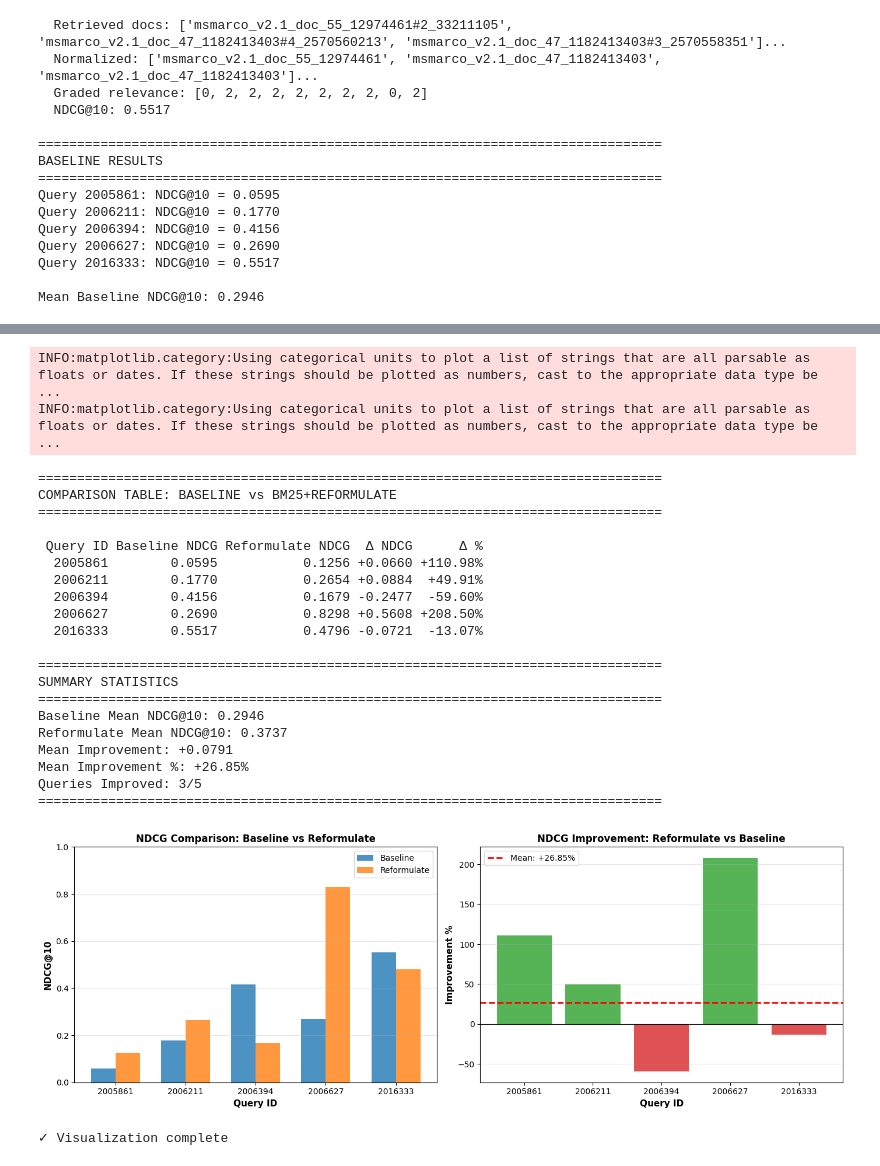
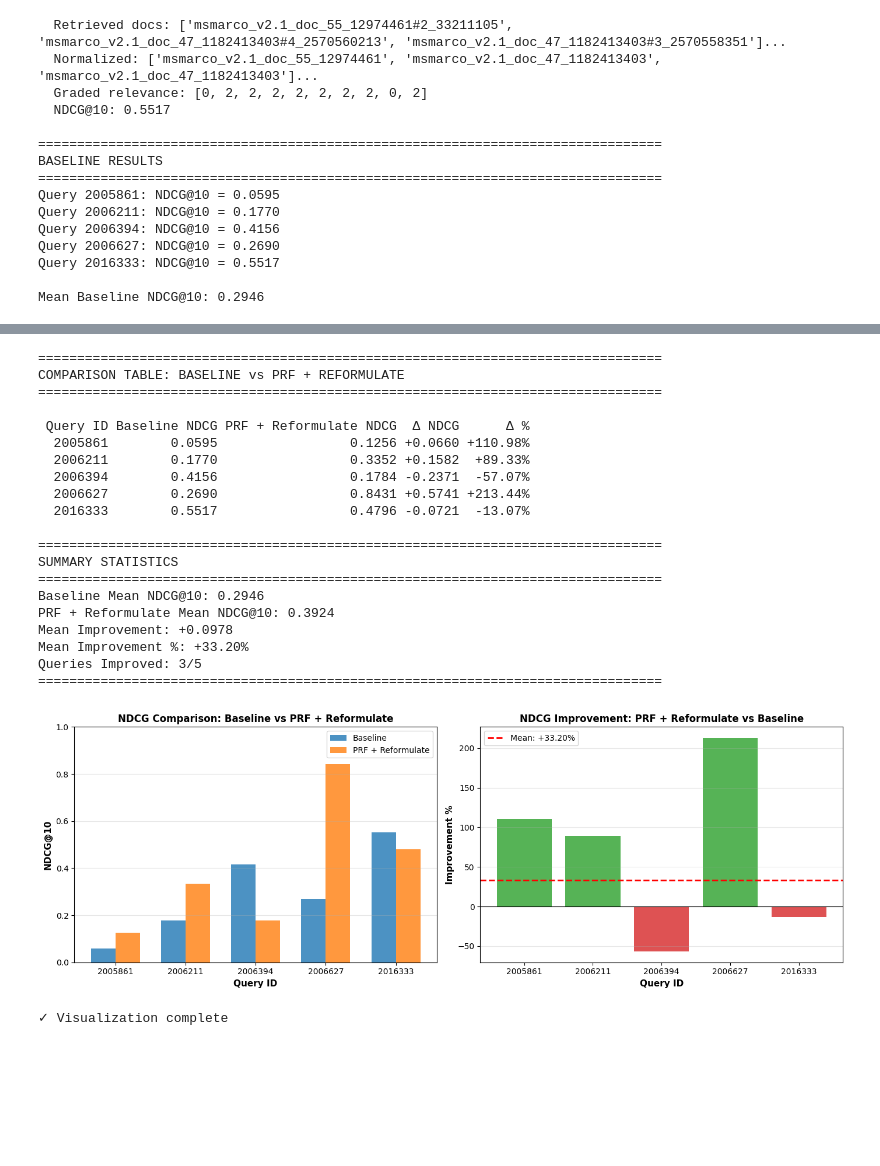
Before and after one commit to hanazouari23/Multi-Agent-Ensemble-for-Search-Through-Reinforcement-Optimization-MAESTRO-, a Jupyter notebook: notebooks/06_unified_agent_comparison.ipynb, the cells around one changed output, grey strips where cells are left out. Saved outputs shown, nothing was run; the diff lists cells and outputs as text; code cells hidden in the pictures; blank space fills up the shorter version.

Commit message:
Compare all possible agent combinations

```diff
--- a/notebooks/06_unified_agent_comparison.ipynb
+++ b/notebooks/06_unified_agent_comparison.ipynb
@@ -461,20 +506,20 @@ Mean Reformulate NDCG@10: 0.3737
 # ============================================================================
 
 print("\n" + "="*80)
-print(f"COMPARISON TABLE: BASELINE vs BM25+{selected_agent_name.upper()}")
+print(f"COMPARISON TABLE: BASELINE vs {agent_combination_name.upper()}")
 print("="*80)
 
 comparison_data = []
 for query_id in sample_queries:
     baseline_ndcg = baseline_ndcg_scores[query_id]
-    agent_ndcg = agent_ndcg_scores[query_id]
+    agent_ndcg = agent_combo_ndcg_scores[query_id]
     improvement = agent_ndcg - baseline_ndcg
     improvement_pct = (improvement / baseline_ndcg * 100) if baseline_ndcg > 0 else 0
 
     comparison_data.append({
         'Query ID': query_id,
         'Baseline NDCG': f"{baseline_ndcg:.4f}",
-        f'{selected_agent_name} NDCG': f"{agent_ndcg:.4f}",
+        f'{agent_combination_name} NDCG': f"{agent_ndcg:.4f}",
         'Δ NDCG': f"{improvement:+.4f}",
         'Δ %': f"{improvement_pct:+.2f}%"
     })
@@ -488,14 +533,14 @@ with pd.option_context('display.max_rows', None):
 print("\n" + "="*80)
 print("SUMMARY STATISTICS")
 print("="*80)
-mean_improvement = agent_mean - baseline_mean
+mean_improvement = agent_combo_mean - baseline_mean
 
 print(f"Baseline Mean NDCG@{TOP_K}: {baseline_mean:.4f}")
-print(f"{selected_agent_name} Mean NDCG@{TOP_K}: {agent_mean:.4f}")
+print(f"{agent_combination_name} Mean NDCG@{TOP_K}: {agent_combo_mean:.4f}")
 print(f"Mean Improvement: {mean_improvement:+.4f}")
 print(f"Mean Improvement %: {(mean_improvement/baseline_mean*100):+.2f}%")
 
-queries_improved = sum(1 for qid in sample_queries if agent_ndcg_scores[qid] > baseline_ndcg_scores[qid])
+queries_improved = sum(1 for qid in sample_queries if agent_combo_ndcg_scores[qid] > baseline_ndcg_scores[qid])
 print(f"Queries Improved: {queries_improved}/{len(sample_queries)}")
 print("="*80)
 
@@ -505,65 +550,63 @@ fig, axes = plt.subplots(1, 2, figsize=(14, 5))
 # Plot 1: NDCG Comparison Bar Chart
 query_ids_str = [str(qid) for qid in sample_queries]
 baseline_scores = [baseline_ndcg_scores[qid] for qid in sample_queries]
-agent_scores = [agent_ndcg_scores[qid] for qid in sample_queries]
+agent_scores = [agent_combo_ndcg_scores[qid] for qid in sample_queries]
 
 x = np.arange(len(query_ids_str))
 width = 0.35
 
 axes[0].bar(x - width/2, baseline_scores, width, label='Baseline', alpha=0.8, color='#1f77b4')
-axes[0].bar(x + width/2, agent_scores, width, label=selected_agent_name, alpha=0.8, color='#ff7f0e')
+axes[0].bar(x + width/2, agent_scores, width, label=agent_combination_name, alpha=0.8, color='#ff7f0e')
 axes[0].set_xlabel('Query ID', fontsize=11, fontweight='bold')
 axes[0].set_ylabel(f'NDCG@{TOP_K}', fontsize=11, fontweight='bold')
-axes[0].set_title(f'NDCG Comparison: Baseline vs {selected_agent_name}', fontsize=12, fontweight='bold')
+axes[0].set_title(f'NDCG Comparison: Baseline vs {agent_combination_name}', fontsize=12, fontweight='bold')
 axes[0].set_xticks(x)
 axes[0].set_xticklabels(query_ids_str)
 axes[0].legend()
 axes[0].grid(axis='y', alpha=0.3)
 axes[0].set_ylim([0, 1.0])
 
 # Plot 2: Improvement Percentage
 improvements = []
 colors = []
 for qid in sample_queries:
-    imp = ((agent_ndcg_scores[qid] - baseline_ndcg_scores[qid]) / baseline_ndcg_scores[qid] * 100) if baseline_ndcg_scores[qid] > 0 else 0
+    imp = ((agent_combo_ndcg_scores[qid] - baseline_ndcg_scores[qid]) / baseline_ndcg_scores[qid] * 100) if baseline_ndcg_scores[qid] > 0 else 0
     improvements.append(imp)
     colors.append('#2ca02c' if imp >= 0 else '#d62728')
 
 axes[1].bar(query_ids_str, improvements, color=colors, alpha=0.8)
 axes[1].set_xlabel('Query ID', fontsize=11, fontweight='bold')
 axes[1].set_ylabel('Improvement %', fontsize=11, fontweight='bold')
-axes[1].set_title(f'NDCG Improvement: {selected_agent_name} vs Baseline', fontsize=12, fontweight='bold')
+axes[1].set_title(f'NDCG Improvement: {agent_combination_name} vs Baseline', fontsize=12, fontweight='bold')
 axes[1].axhline(y=0, color='black', linestyle='-', linewidth=0.8)
 axes[1].grid(axis='y', alpha=0.3)
 axes[1].axhline(y=mean_improvement/baseline_mean*100, color='red', linestyle='--', linewidth=2, label=f'Mean: {mean_improvement/baseline_mean*100:+.2f}%')
 axes[1].legend()
 
 plt.tight_layout()
 plt.show()
 
 print("\n✓ Visualization complete")
 # %% [output]
-INFO:matplotlib.category:Using categorical units to plot a list of strings that are all parsable as floats or dates. If these strings should be plotted as numbers, cast to the appropriate data type be ...
-INFO:matplotlib.category:Using categorical units to plot a list of strings that are all parsable as floats or dates. If these strings should be plotted as numbers, cast to the appropriate data type be ...
+================================================================================
+COMPARISON TABLE: BASELINE vs PRF + REFORMULATE
+================================================================================
+
+ Query ID Baseline NDCG PRF + Reformulate NDCG  Δ NDCG      Δ %
+  2005861        0.0595                 0.1256 +0.0660 +110.98%
+  2006211        0.1770                 0.3352 +0.1582  +89.33%
+  2006394        0.4156                 0.1784 -0.2371  -57.07%
+  2006627        0.2690                 0.8431 +0.5741 +213.44%
+  2016333        0.5517                 0.4796 -0.0721  -13.07%
+
+================================================================================
+SUMMARY STATISTICS
+================================================================================
+Baseline Mean NDCG@10: 0.2946
+PRF + Reformulate Mean NDCG@10: 0.3924
+Mean Improvement: +0.0978
+Mean Improvement %: +33.20%
+Queries Improved: 3/5
+================================================================================
+[figure, new version]
-================================================================================
-COMPARISON TABLE: BASELINE vs BM25+REFORMULATE
-================================================================================
-
- Query ID Baseline NDCG Reformulate NDCG  Δ NDCG      Δ %
-  2005861        0.0595           0.1256 +0.0660 +110.98%
-  2006211        0.1770           0.2654 +0.0884  +49.91%
-  2006394        0.4156           0.1679 -0.2477  -59.60%
-  2006627        0.2690           0.8298 +0.5608 +208.50%
-  2016333        0.5517           0.4796 -0.0721  -13.07%
-
-================================================================================
-SUMMARY STATISTICS
-================================================================================
-Baseline Mean NDCG@10: 0.2946
-Reformulate Mean NDCG@10: 0.3737
-Mean Improvement: +0.0791
-Mean Improvement %: +26.85%
-Queries Improved: 3/5
-================================================================================
+✓ Visualization complete
-[figure, old version]
-✓ Visualization complete
```
Also changed, not shown: parts of 5 cells of this notebook.
